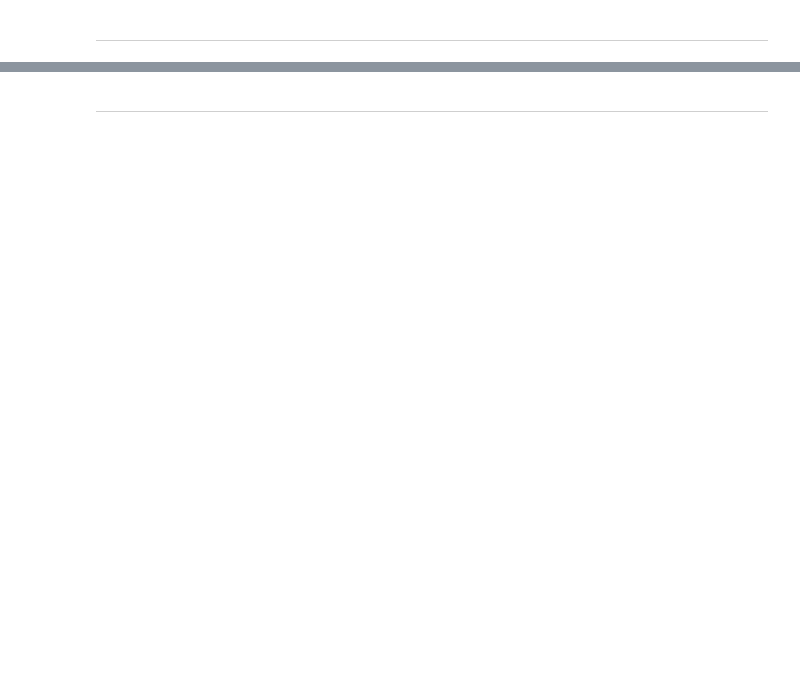
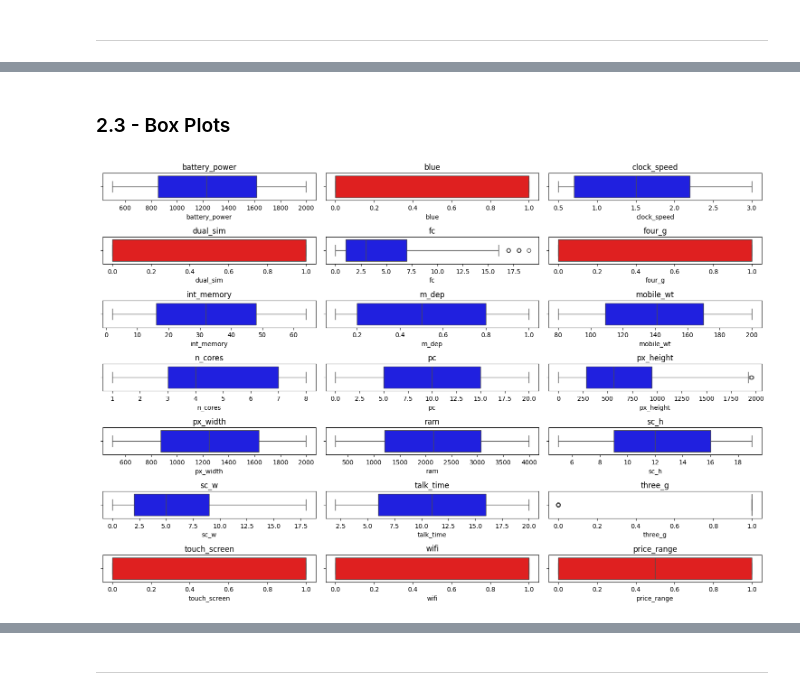
Before and after one commit to giordanovitale/Bayesian-Analysis, a Jupyter notebook: project.ipynb, the cells around one changed output, grey strips where cells are left out. Cells and saved outputs as stored; diff of their text form; code cells hidden in the pictures; blank space fills up the shorter version.

```diff
--- a/project.ipynb
+++ b/project.ipynb
@@ -194,0 +249,33 @@ y = mushroom['poisonous']
+# %% [markdown]
+### 2.3 - Box Plots
+# %%
+# Filter numerical and binary columns
+numerical_columns = [col for col in train.columns if train[col].dtype in ['int64', 'float64']]
+binary_columns = [col for col in train.columns if train[col].nunique() == 2]
+
+# Define subplot layout for numerical features
+num_numerical_columns = len(numerical_columns)
+num_rows_numerical = (num_numerical_columns // 3) + (num_numerical_columns % 3 > 0)  # Adjust for odd number of numerical columns
+
+# Create subplots for numerical features
+fig, axes = plt.subplots(num_rows_numerical, 3, figsize=(15, 10))
+
+# Flatten axes for easy iteration
+axes = axes.flatten()
+
+# Plot box plots for numerical features
+for i, column in enumerate(numerical_columns):
+    color = 'blue'  # Default color for numerical features
+    if column in binary_columns:
+        color = 'red'  # Change color for binary features
+    sns.boxplot(x=train[column], ax=axes[i], color=color)
+    axes[i].set_title(column)
+
+# Remove empty subplots
+for j in range(i + 1, len(axes)):
+    fig.delaxes(axes[j])
+
+plt.tight_layout()
+plt.show()
+# %% [output]
+[figure, added]
```
Also changed, not shown: parts of 119 cells of this notebook.
